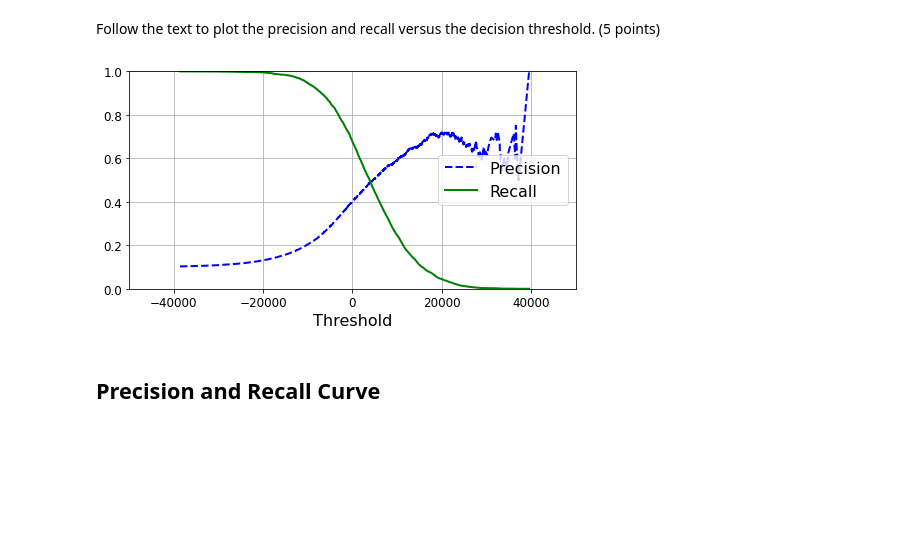
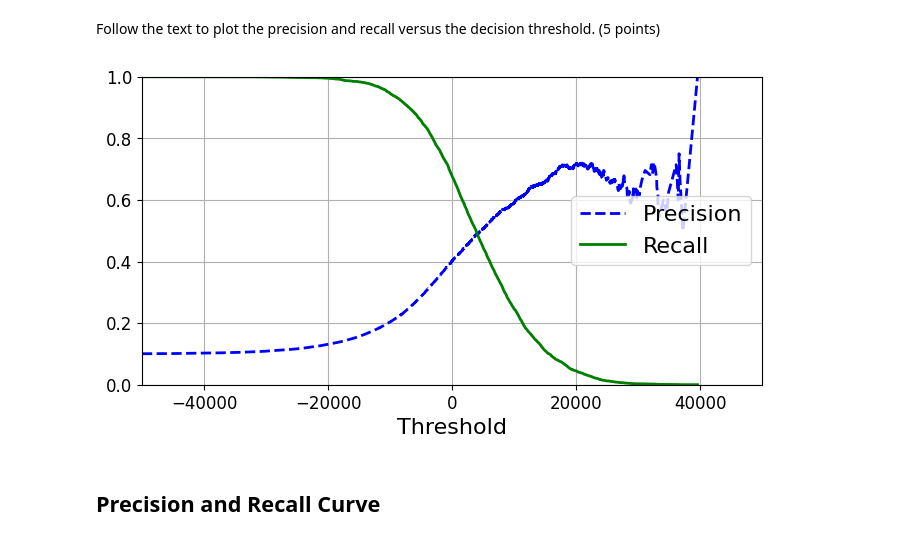
Before and after one commit to belanasaikiran/CSE-5717-Big-Data-Analytics, a Jupyter notebook: Homework/hw2.ipynb, the cells around one changed output. Cells and saved outputs as stored; diff of their text form; code cells hidden in the pictures; blank space fills up the shorter version.

Commit message:
Finish till precision and ReCall Curve

```diff
--- a/Homework/hw2.ipynb
+++ b/Homework/hw2.ipynb
@@ -302,18 +311,22 @@ Follow the text to plot the precision and recall versus the decision threshold.
 # %%
 def plot_precision_recall_vs_threshold(precisions, recalls, thresholds):
     plt.plot(thresholds, precisions[:-1], "b--", label="Precision", linewidth=2)
     plt.plot(thresholds, recalls[:-1], "g-", label="Recall", linewidth=2)
     plt.legend(loc="center right", fontsize=16) # Not shown in the book
     plt.xlabel("Threshold", fontsize=16)        # Not shown
     plt.grid(True)                              # Not shown
     plt.axis([-50000, 50000, 0, 1])             # Not shown
 
 plt.figure(figsize=(8, 4))                      # Not shown
 # fill in code
+from sklearn.metrics import precision_recall_curve
+precision, recall, thresholds = precision_recall_curve(y_true=y_train_shirt, probas_pred=y_scores)
+
+plot_precision_recall_vs_threshold(precision, recall, thresholds)
 
 plt.show()
 # %% [output]
-[figure, old version]
+[figure, new version]
 # %% [markdown]
 ## Precision and Recall Curve
 # %% [markdown]
```
Also changed, not shown: parts of 2 cells of this notebook.
